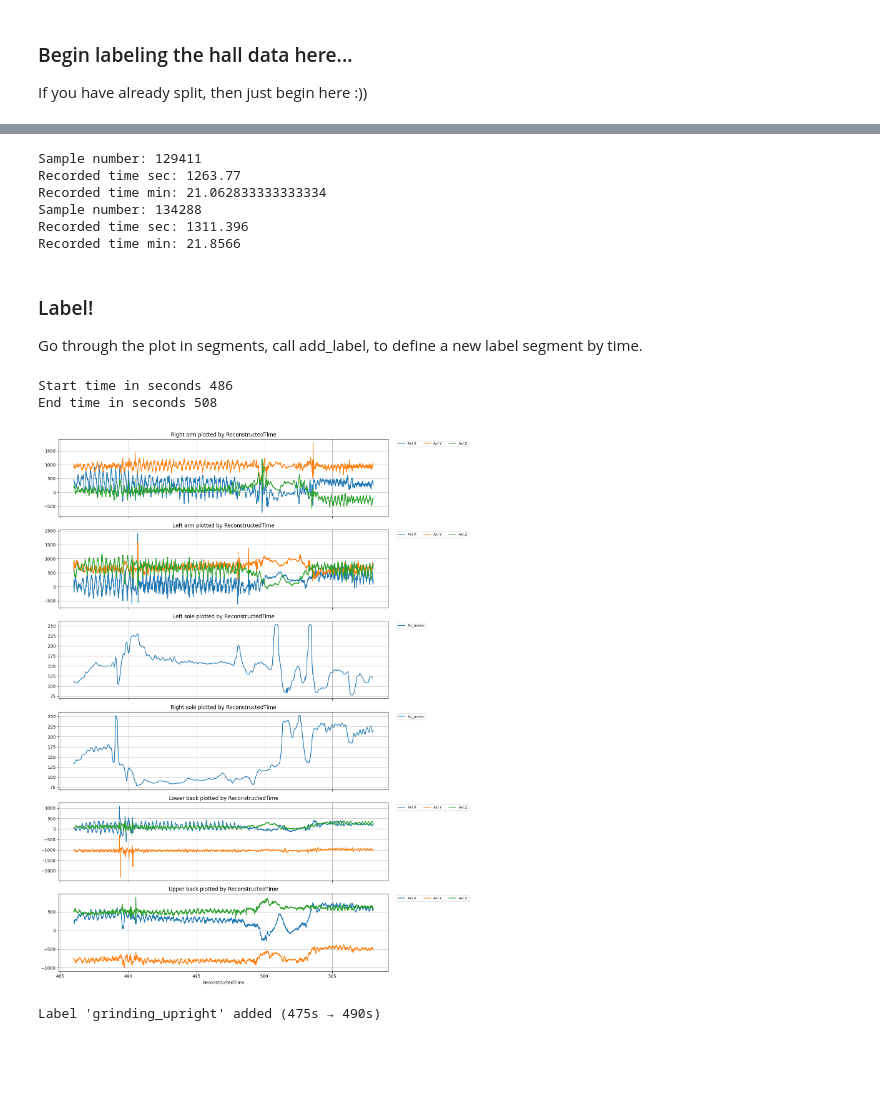
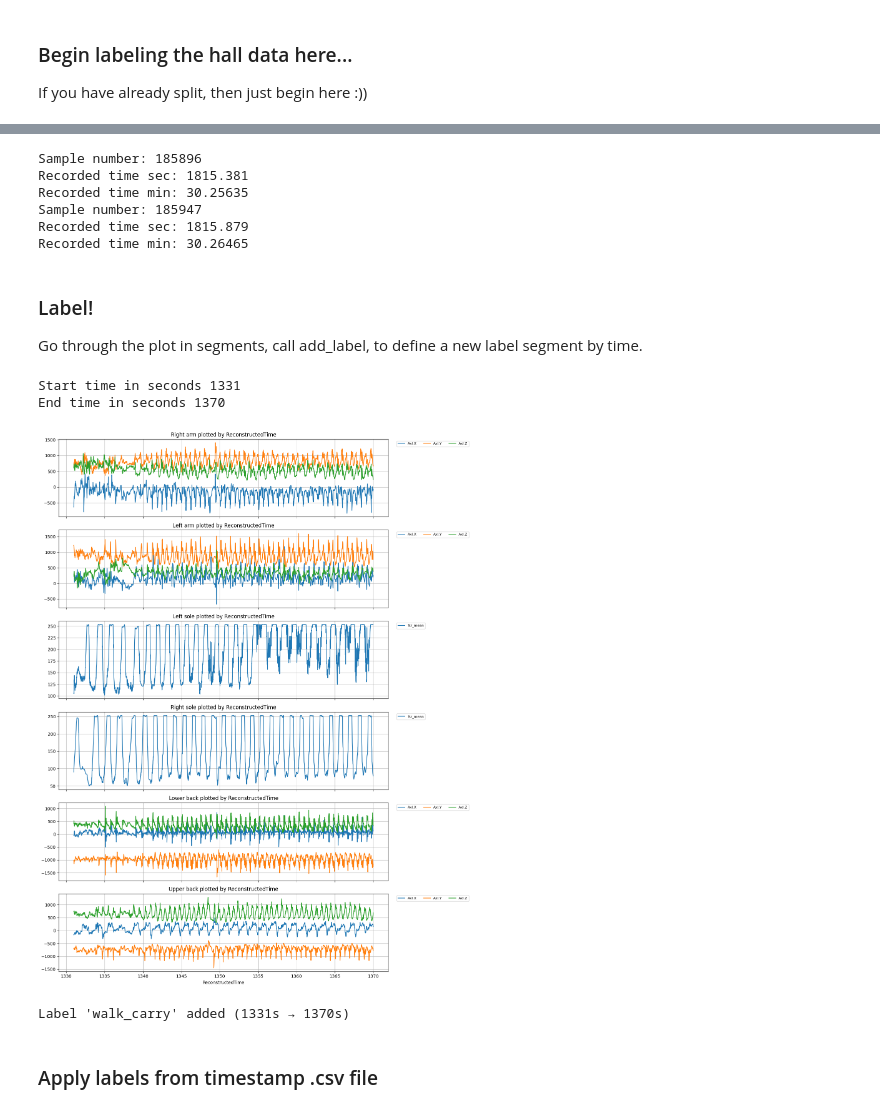
Before and after one commit to johanneloet/MasterV26, a Jupyter notebook: non_standard_labeling.ipynb, the cells around one changed output, grey strips where cells are left out. Cells and saved outputs as stored; diff of their text form; code cells hidden in the pictures; blank space fills up the shorter version.

```diff
--- a/non_standard_labeling.ipynb
+++ b/non_standard_labeling.ipynb
@@ -173,8 +173,8 @@ If you have already split, then just begin here :))
 # start by reading the sensor files
 
 # redefine base dir  and data dir and read the files from there
-base_dir = Path(r"C:\Users\Bruker\Data_msc26_prelim")
-participant_dir_name = "akso_1"
+base_dir = Path(r"C:\Users\johalot\msc_data")
+participant_dir_name = "akso_4"
 
 data_dir = base_dir / participant_dir_name
 
@@ -201,20 +201,20 @@ plot_all_sensors(
 
 df_list = [df_rarm, df_larm, df_lsole, df_rsole, df_lb, df_ub]
 
-fixed_time_rarm = fix_time_muse_hz(df_list, 0, str(data_dir / 'right_arm_hall_reconst_time.csv'), 800) # 800 is the sampling frequency
-fixed_time_larm = fix_time_muse_hz(df_list, 1, str(data_dir / 'left_arm_hall_reconst_time.csv'), 800) # 800 is the sampling frequency
-fixed_time_lb = fix_time_muse_hz(df_list, 4, str(data_dir / 'lower_back_hall_reconst_time.csv'), 800) # 800 is the sampling frequency
-fixed_time_ub = fix_time_muse_hz(df_list, 5, str(data_dir / 'upper_back_hall_reconst_time.csv'), 800) # 800 is the sampling frequency
+fixed_time_rarm = fix_time_muse_hz(df_list, 0, str(data_dir / 'right_arm_hall_reconst_time.csv'), 100) # 800 is the sampling frequency
+fixed_time_larm = fix_time_muse_hz(df_list, 1, str(data_dir / 'left_arm_hall_reconst_time.csv'), 100) # 800 is the sampling frequency
+fixed_time_lb = fix_time_muse_hz(df_list, 4, str(data_dir / 'lower_back_hall_reconst_time.csv'), 100) # 800 is the sampling frequency
+fixed_time_ub = fix_time_muse_hz(df_list, 5, str(data_dir / 'upper_back_hall_reconst_time.csv'), 100) # 800 is the sampling frequency
 
 df_time_left, outpath_time_left = add_ReconstructedTime( str(data_dir / 'left_sole_hall_reconst_time.csv'), df_list[2])
 df_time_right, outpath_time_right = add_ReconstructedTime(str(data_dir / 'right_sole_hall_reconst_time.csv'), df_list[3])
 # %% [output]
-Sample number: 129411
-Recorded time sec: 1263.77
-Recorded time min: 21.062833333333334
-Sample number: 134288
-Recorded time sec: 1311.396
-Recorded time min: 21.8566
+Sample number: 185896
+Recorded time sec: 1815.381
+Recorded time min: 30.25635
+Sample number: 185947
+Recorded time sec: 1815.879
+Recorded time min: 30.26465
 # %%
 # make dfs from paths and define list for plotting.
 fixed_time_rarm_df = pd.read_csv(fixed_time_rarm)
@@ -229,35 +229,38 @@ plot_names = ['Right arm', 'Left arm', 'Left sole', 'Right sole', 'Lower back',
 Go through the plot in segments, call add_label, to define a new label segment  by time.
 # %%
 # define start and stop seconds for plot windows based on session notes. Notes are typically taken in minutes, so convert to seconds.
-start_time_mins = 8
-start_time_secs = 6
+start_time_mins = 22
+start_time_secs = 11
 t_start = start_time_mins*60 + start_time_secs
 
-end_time_mins = 8
-end_time_secs = 28
+end_time_mins = 22
+end_time_secs = 50
+
 t_end = end_time_mins*60 + end_time_secs
 #t_end = 1136
 
 print('Start time in seconds', t_start)
 print('End time in seconds', t_end)
 
 plot_all_sensors(dfs=plot_df_list,
                  time_mode = 'ReconstructedTime',
                  names=plot_names,
                  t_start=t_start,
                  t_end=t_end,
                  imu_components=['Axl'],
                  fsr_mode='Mean')
 # %% [output]
-Start time in seconds 486
-End time in seconds 508
+Start time in seconds 1331
+End time in seconds 1370
-[figure, old version]
+[figure, new version]
 # %%
 add_label(
     data_dir=data_dir,
-    label='grinding_upright',
-    start_time=475,
-    end_time=490
+    label='walk_carry',
+    start_time=1331,
+     end_time=1370
 )
 # %% [output]
-Label 'grinding_upright' added (475s → 490s)
+Label 'walk_carry' added (1331s → 1370s)
+# %% [markdown]
+### Apply labels from timestamp .csv file
```
Also changed, not shown: parts of 6 cells of this notebook, 8 other files.
